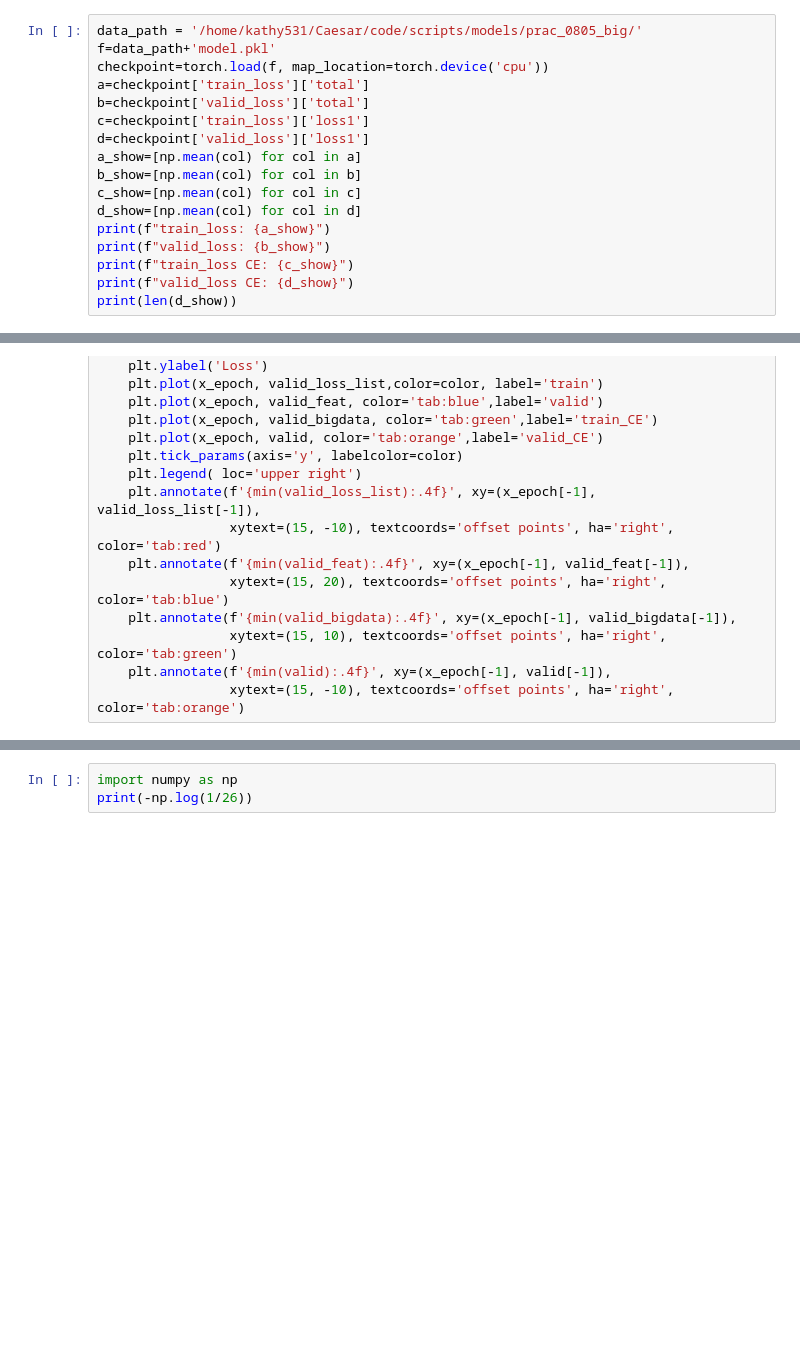
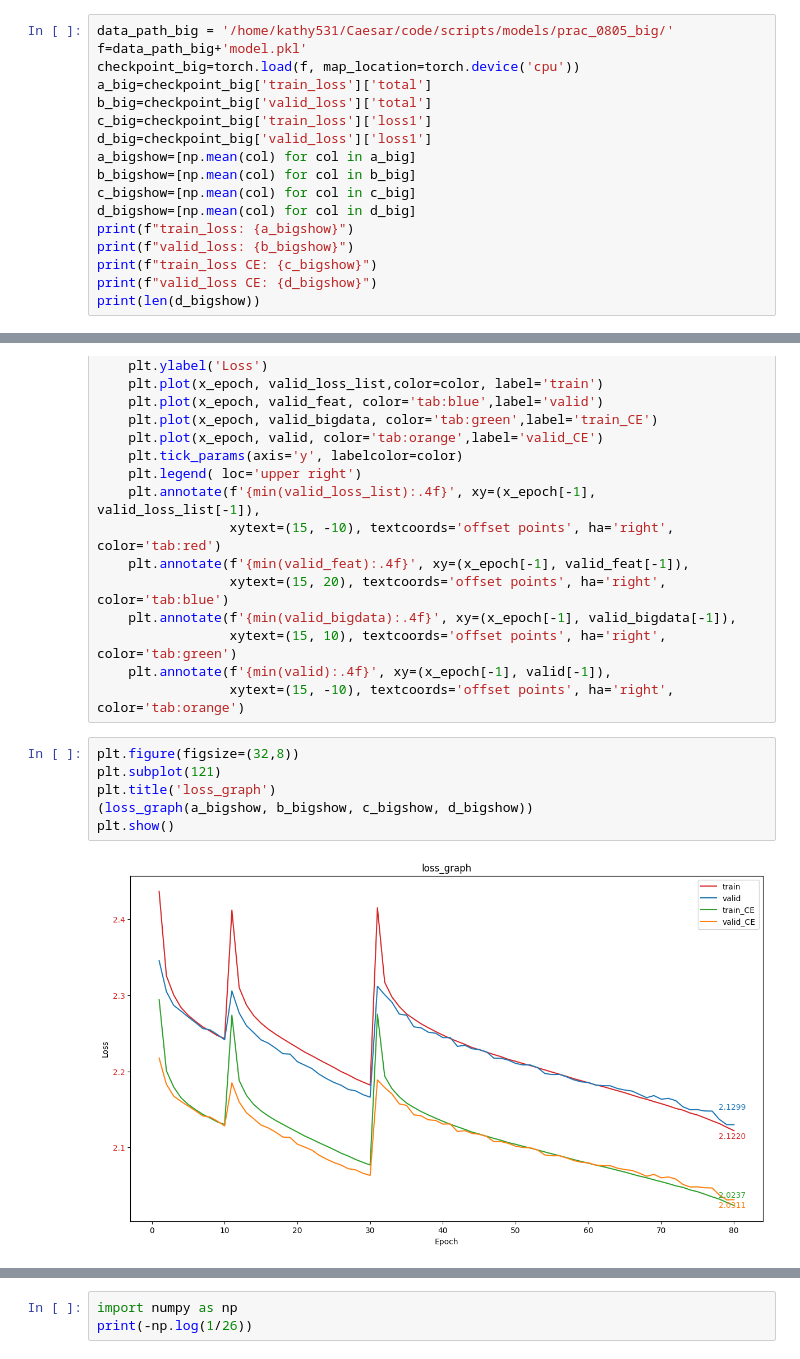
Before and after one commit to kathy5311/Caesar, a Jupyter notebook: code/notebooks/loss_graph.ipynb, the cells around one changed output, grey strips where cells are left out. Saved outputs shown, nothing was run; the diff lists cells and outputs as text; blank space fills up the shorter version.

```diff
--- a/code/notebooks/loss_graph.ipynb
+++ b/code/notebooks/loss_graph.ipynb
@@ -9,22 +9,22 @@ import matplotlib.pyplot as plt
 import torch
 import numpy as np
 # %%
-data_path = '/home/kathy531/Caesar/code/scripts/models/prac_0805_big/'
-f=data_path+'model.pkl'
-checkpoint=torch.load(f, map_location=torch.device('cpu'))
-a=checkpoint['train_loss']['total']
-b=checkpoint['valid_loss']['total']
-c=checkpoint['train_loss']['loss1']
-d=checkpoint['valid_loss']['loss1']
-a_show=[np.mean(col) for col in a]
-b_show=[np.mean(col) for col in b]
-c_show=[np.mean(col) for col in c]
-d_show=[np.mean(col) for col in d]
-print(f"train_loss: {a_show}")
-print(f"valid_loss: {b_show}")
-print(f"train_loss CE: {c_show}")
-print(f"valid_loss CE: {d_show}")
-print(len(d_show))
+data_path_big = '/home/kathy531/Caesar/code/scripts/models/prac_0805_big/'
+f=data_path_big+'model.pkl'
+checkpoint_big=torch.load(f, map_location=torch.device('cpu'))
+a_big=checkpoint_big['train_loss']['total']
+b_big=checkpoint_big['valid_loss']['total']
+c_big=checkpoint_big['train_loss']['loss1']
+d_big=checkpoint_big['valid_loss']['loss1']
+a_bigshow=[np.mean(col) for col in a_big]
+b_bigshow=[np.mean(col) for col in b_big]
+c_bigshow=[np.mean(col) for col in c_big]
+d_bigshow=[np.mean(col) for col in d_big]
+print(f"train_loss: {a_bigshow}")
+print(f"valid_loss: {b_bigshow}")
+print(f"train_loss CE: {c_bigshow}")
+print(f"valid_loss CE: {d_bigshow}")
+print(len(d_bigshow))
 # %% [output]
 train_loss: [2.436528, 2.3256586, 2.3005373, 2.2840288, 2.2736852, 2.2657568, 2.258551, 2.2529411, 2.2470355, 2.2433424, 2.4120219, 2.3102217, 2.2872603, 2.2732804, 2.2634897, 2.2556224, 2.2489383, 2. ...
 valid_loss: [2.3455527, 2.3048446, 2.286829, 2.2793276, 2.271515, 2.2641547, 2.2563658, 2.2546144, 2.248485, 2.2415729, 2.3057714, 2.27684, 2.260136, 2.2508688, 2.2414863, 2.2371128, 2.2305803, 2.2233 ...
@@ -53,3 +53,11 @@ def loss_graph(valid_loss_list, valid_feat, valid_bigdata, valid):
                  xytext=(15, 10), textcoords='offset points', ha='right', color='tab:green')
     plt.annotate(f'{min(valid):.4f}', xy=(x_epoch[-1], valid[-1]),
                  xytext=(15, -10), textcoords='offset points', ha='right', color='tab:orange')
+# %%
+plt.figure(figsize=(32,8))
+plt.subplot(121)
+plt.title('loss_graph')
+(loss_graph(a_bigshow, b_bigshow, c_bigshow, d_bigshow))
+plt.show()
+# %% [output]
+[figure, added]
```
Also changed, not shown: parts of 9 cells of this notebook, 18 other files.
